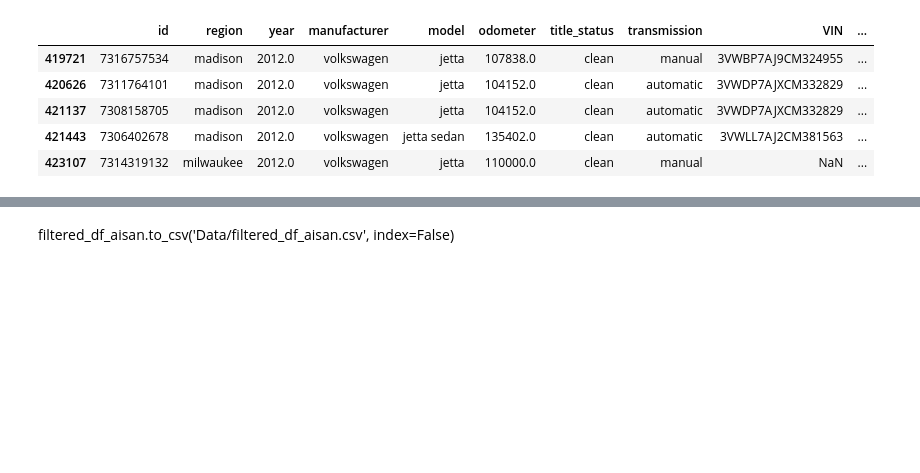
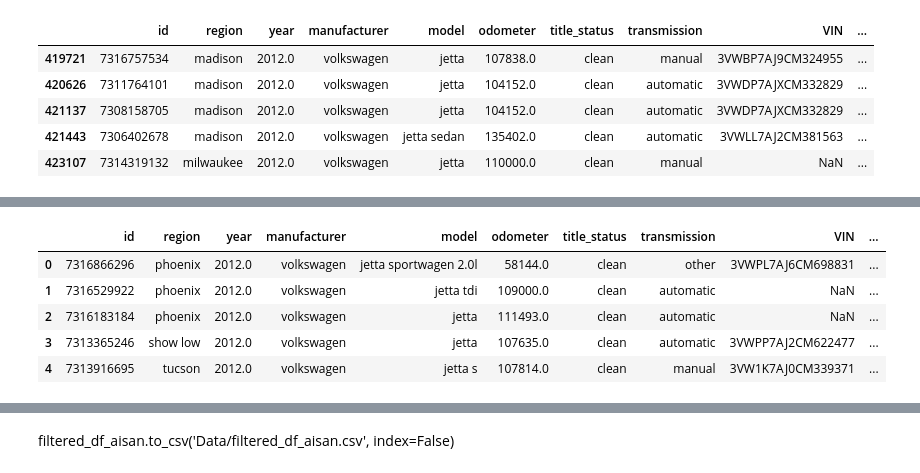
Before and after one commit to IT4063C-Fall23/final-project-ACipherEXE, a Jupyter notebook: source.ipynb, the cells around one changed output, grey strips where cells are left out. Cells and saved outputs as stored; diff of their text form; code cells hidden in the pictures; blank space fills up the shorter version.

```diff
--- a/source.ipynb
+++ b/source.ipynb
@@ -200,0 +216,10 @@ asian_cars_on_sale.head()
+# %%
+euro_cars_on_sale = pd.read_csv('Data/filtered_df_euro.csv')
+euro_cars_on_sale.head()
+# %% [output]
+|  | id | region | year | manufacturer | model | odometer | title_status | transmission | VIN | ... |
+| 0 | 7316866296 | phoenix | 2012.0 | volkswagen | jetta sportwagen 2.0l | 58144.0 | clean | other | 3VWPL7AJ6CM698831 | ... |
+| 1 | 7316529922 | phoenix | 2012.0 | volkswagen | jetta tdi | 109000.0 | clean | automatic | NaN | ... |
+| 2 | 7316183184 | phoenix | 2012.0 | volkswagen | jetta | 111493.0 | clean | automatic | NaN | ... |
+| 3 | 7313365246 | show low | 2012.0 | volkswagen | jetta | 107635.0 | clean | automatic | 3VWPP7AJ2CM622477 | ... |
+| 4 | 7313916695 | tucson | 2012.0 | volkswagen | jetta s | 107814.0 | clean | manual | 3VW1K7AJ0CM339371 | ... |
```
Also changed, not shown: parts of 11 cells of this notebook.
